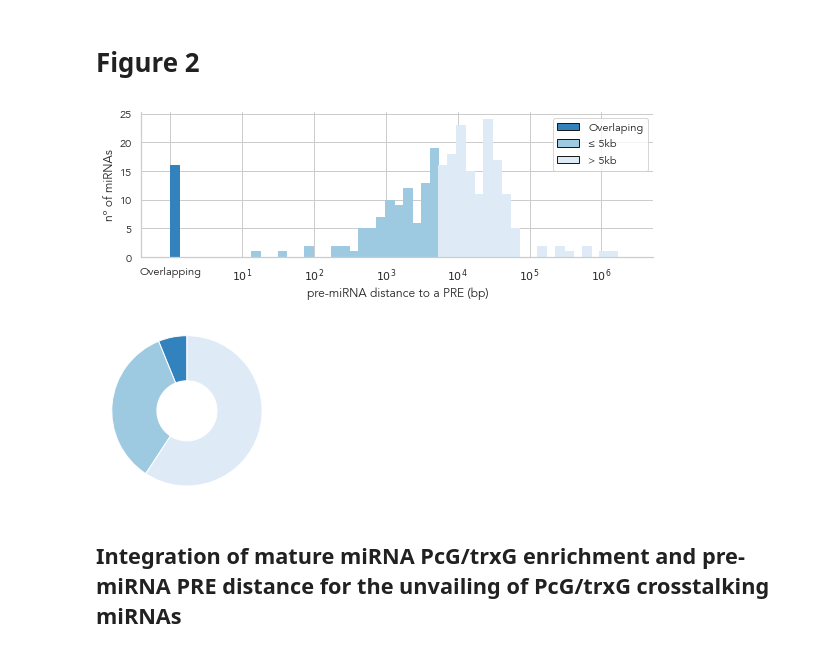
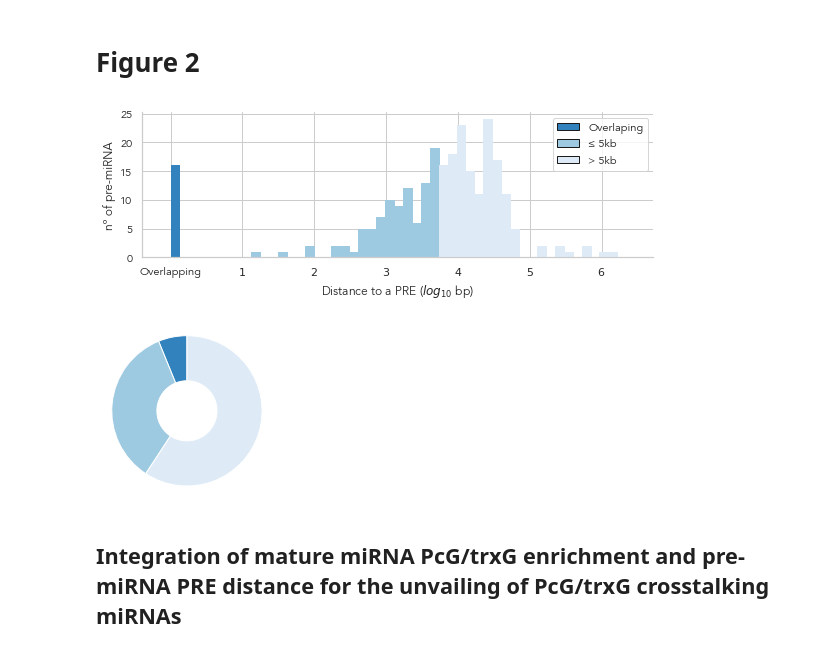
Before and after one commit to j-solor/Drosophila-miRNA-PcG-circuits, a Jupyter notebook: Analysis/Analysis.ipynb, the cells around one changed output. Cells and saved outputs as stored; diff of their text form; code cells hidden in the pictures.

```diff
--- a/Analysis/Analysis.ipynb
+++ b/Analysis/Analysis.ipynb
@@ -614,7 +594,7 @@ plt.show()
 ### Data loading
 # %%
 HCPREps = pd.read_csv(
-    "../HCPREps_generation/output_files/HCPREps.gff", sep = "\t")
+    "../RPREps_generation/output_files/RPREps.gff", sep = "\t")
 
 # miRNA genomic coordinates(hairpin and mature)
 raw_miRs = pd.read_csv(
@@ -759,7 +739,7 @@ fig1, ax1 = plt.subplots(figsize=(8, 3))
 plt.hist(np.log10(miRNA_PREs["distance"].dropna()+1), bins=50, color= low_color, edgecolor= low_color)
 
 ## Format x Labs
-tick_text = list("$10^{%i}$" %(x) for x in ax1.get_xticks())
+tick_text = list("$%i$" %(x) for x in ax1.get_xticks())
 tick_text[0:2] = ["", "Overlapping"]
 ax1.set_xticks(ax1.get_xticks())
 ax1.set_xticklabels(tick_text)
@@ -780,43 +760,43 @@ plt.legend(handles, labels)
 
 ## Aesthetics
 plt.xlim(-0.4,max(np.log10(miRNA_PREs["distance"]+1)+0.5))
-plt.xlabel("Distance to a PRE (bp)")
+plt.xlabel("Distance to a PRE ($log_{10}$ bp)")
 plt.ylabel("nº of pre-miRNA")
 sns.despine()
 plt.tight_layout()
-plt.savefig("plots/miRNA_dist_hist.png", dpi = 500, transparent = True)
+plt.savefig("plots/miRNA_dist_hist.svg", dpi = 500, transparent = True)
 plt.show()
 
 
 # Pie chart
 ## calculatipnss
 zero = sum(miRNA_PREs["distance"] == 0)
 lt5kb = sum(miRNA_PREs["distance"] <= 5000) - zero
 mt5kb = sum(miRNA_PREs["distance"] > 5000)
 
 ## Plot perse
 mpl.rcParams['font.size'] = 18
 sizes = [zero, lt5kb, mt5kb]
 explode = (0, 0, 0)
 cmap = plt.get_cmap("tab20")
 colors = [high_color, med_color, low_color]
 
 fig1, ax1 = plt.subplots(figsize=(3, 3))
 pie = ax1.pie(sizes, explode=explode, labels= None, autopct='', #autopct = '%1.1f%%' for 1 decimal %
         shadow=False, startangle=90, colors = colors, pctdistance=0.7, wedgeprops=dict(width=0.6),
               textprops={'fontsize': 14,
                          'color': 'yellow',
                          'weight': 'bold'})
 
 
 #pie[2][0].set_color("red")
 pie[1][1].update({"text": ""})
 
 ax1.axis('equal')  # Equal aspect ratio ensures that pie is drawn as a circle.
-plt.savefig("plots/miRNA_dist_pie.png", dpi = 500, transparent = True)
+plt.savefig("plots/miRNA_dist_pie.svg", dpi = 500, transparent = True)
 plt.show()
 # %% [output]
-[figure, old version]
+[figure, new version]
 [figure]
 # %% [markdown]
 ## Integration of mature miRNA PcG/trxG enrichment and pre-miRNA PRE distance for the unvailing of PcG/trxG crosstalking miRNAs
```
Also changed, not shown: parts of 13 cells of this notebook, 3 other files.
